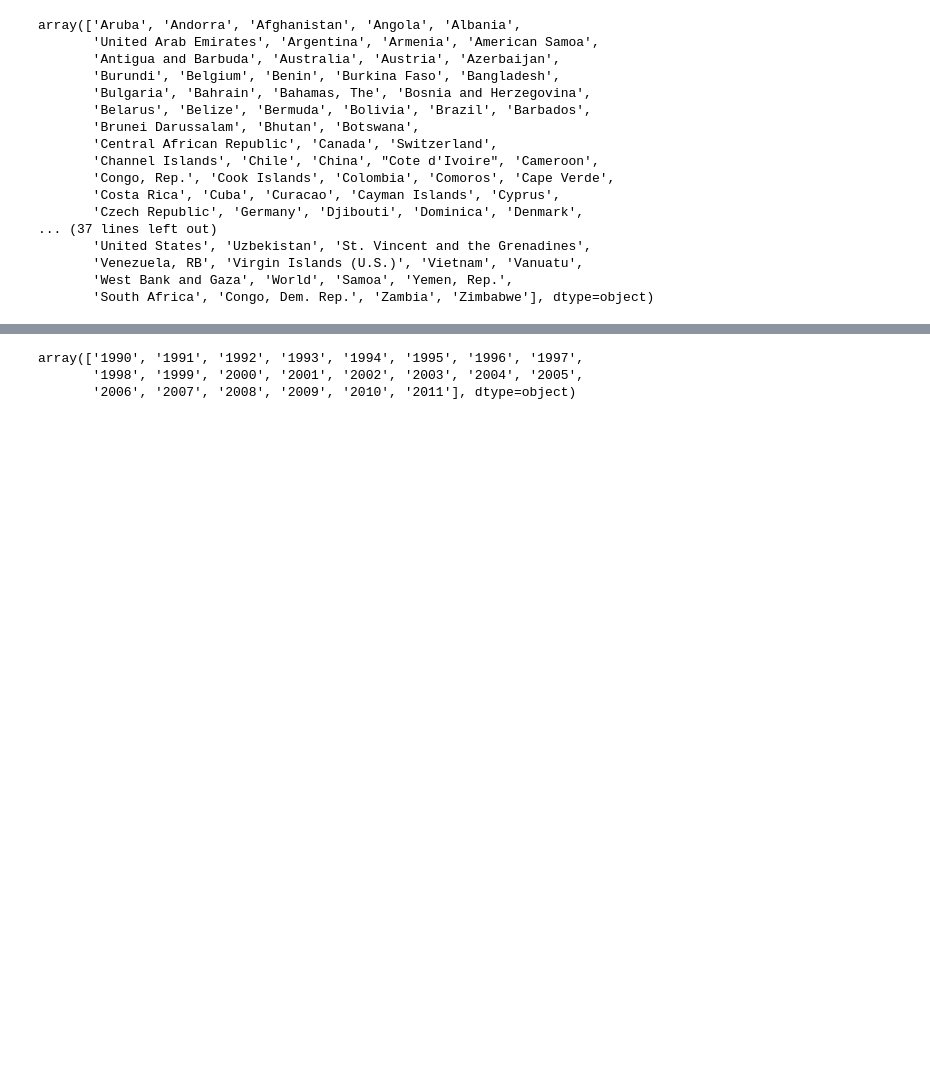
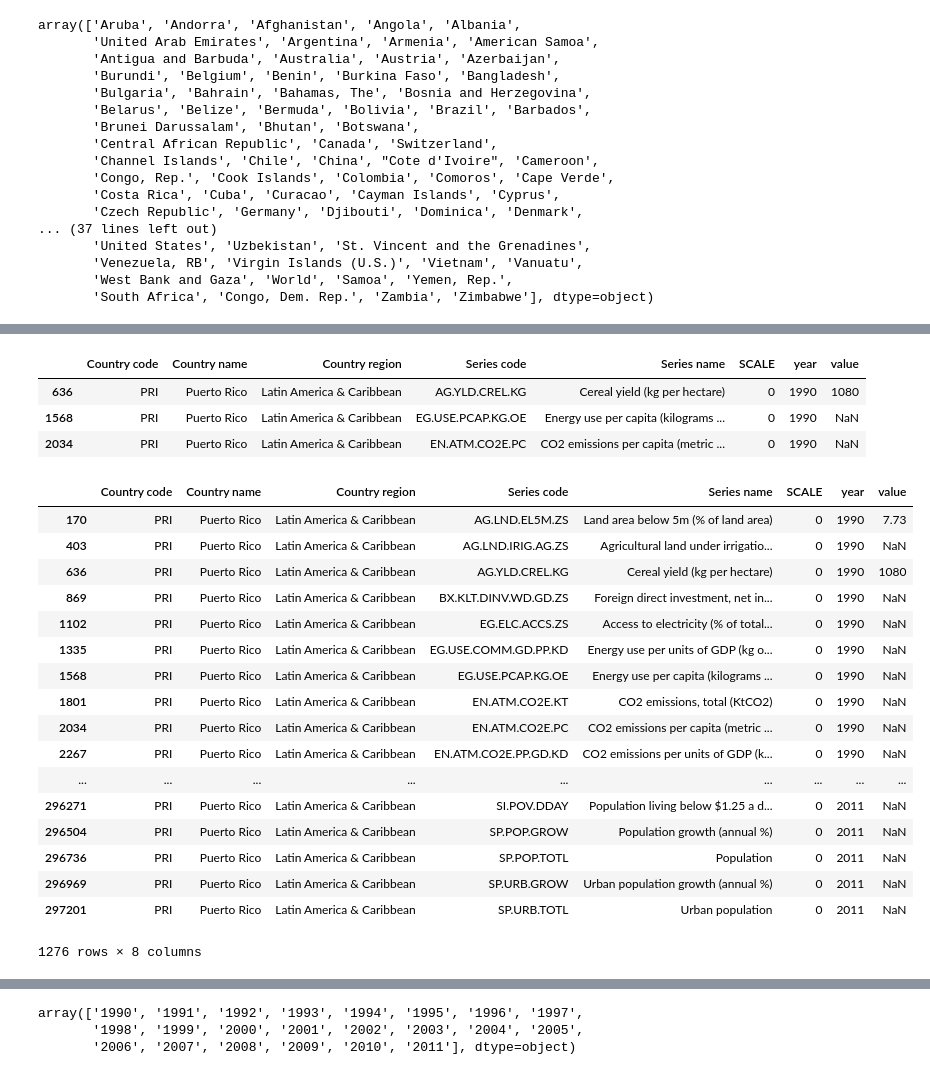
Before and after one commit to CSE512-16S/a3-janetmatsen-mdmurbach, a Jupyter notebook: data/flatten_dates.ipynb, the cells around one changed output, grey strips where cells are left out. Drawn from its saved outputs; the diff is of its cells as text; code cells hidden in the pictures; blank space fills up the shorter version.

```diff
--- a/data/flatten_dates.ipynb
+++ b/data/flatten_dates.ipynb
@@ -59,0 +86,9 @@ test_set = melted[melted['Country name'].isin(['China', 'France', 'United States
+# %%
+melted[(melted['Country name'] == "Puerto Rico") &
+       (melted['year'] == "1990") &
+       (melted['Series name'].isin(test_series))]
+# %% [output]
+|  | Country code | Country name | Country region | Series code | Series name | SCALE | year | value |
+| 636 | PRI | Puerto Rico | Latin America & Caribbean | AG.YLD.CREL.KG | Cereal yield (kg per hectare) | 0 | 1990 | 1080 |
+| 1568 | PRI | Puerto Rico | Latin America & Caribbean | EG.USE.PCAP.KG.OE | Energy use per capita (kilograms ... | 0 | 1990 | NaN |
+| 2034 | PRI | Puerto Rico | Latin America & Caribbean | EN.ATM.CO2E.PC | CO2 emissions per capita (metric ... | 0 | 1990 | NaN |
@@ -60,3 +99,24 @@ test_set = melted[melted['Country name'].isin(['China', 'France', 'United States
+# %%
+test_set[test_set['Country name'] == 'Puerto Rico']
+# %% [output]
+|  | Country code | Country name | Country region | Series code | Series name | SCALE | year | value |
+| 170 | PRI | Puerto Rico | Latin America & Caribbean | AG.LND.EL5M.ZS | Land area below 5m (% of land area) | 0 | 1990 | 7.73 |
+| 403 | PRI | Puerto Rico | Latin America & Caribbean | AG.LND.IRIG.AG.ZS | Agricultural land under irrigatio... | 0 | 1990 | NaN |
+| 636 | PRI | Puerto Rico | Latin America & Caribbean | AG.YLD.CREL.KG | Cereal yield (kg per hectare) | 0 | 1990 | 1080 |
+| 869 | PRI | Puerto Rico | Latin America & Caribbean | BX.KLT.DINV.WD.GD.ZS | Foreign direct investment, net in... | 0 | 1990 | NaN |
+| 1102 | PRI | Puerto Rico | Latin America & Caribbean | EG.ELC.ACCS.ZS | Access to electricity (% of total... | 0 | 1990 | NaN |
+| 1335 | PRI | Puerto Rico | Latin America & Caribbean | EG.USE.COMM.GD.PP.KD | Energy use per units of GDP (kg o... | 0 | 1990 | NaN |
+| 1568 | PRI | Puerto Rico | Latin America & Caribbean | EG.USE.PCAP.KG.OE | Energy use per capita (kilograms ... | 0 | 1990 | NaN |
+| 1801 | PRI | Puerto Rico | Latin America & Caribbean | EN.ATM.CO2E.KT | CO2 emissions, total (KtCO2) | 0 | 1990 | NaN |
+| 2034 | PRI | Puerto Rico | Latin America & Caribbean | EN.ATM.CO2E.PC | CO2 emissions per capita (metric ... | 0 | 1990 | NaN |
+| 2267 | PRI | Puerto Rico | Latin America & Caribbean | EN.ATM.CO2E.PP.GD.KD | CO2 emissions per units of GDP (k... | 0 | 1990 | NaN |
+| ... | ... | ... | ... | ... | ... | ... | ... | ... |
+| 296271 | PRI | Puerto Rico | Latin America & Caribbean | SI.POV.DDAY | Population living below $1.25 a d... | 0 | 2011 | NaN |
+| 296504 | PRI | Puerto Rico | Latin America & Caribbean | SP.POP.GROW | Population growth (annual %) | 0 | 2011 | NaN |
+| 296736 | PRI | Puerto Rico | Latin America & Caribbean | SP.POP.TOTL | Population | 0 | 2011 | NaN |
+| 296969 | PRI | Puerto Rico | Latin America & Caribbean | SP.URB.GROW | Urban population growth (annual %) | 0 | 2011 | NaN |
+| 297201 | PRI | Puerto Rico | Latin America & Caribbean | SP.URB.TOTL | Urban population | 0 | 2011 | NaN |
+1276 rows × 8 columns
 # %%
 test_set.head()
 # %% [output]
```
Also changed, not shown: parts of 12 cells of this notebook, 2 other files.
